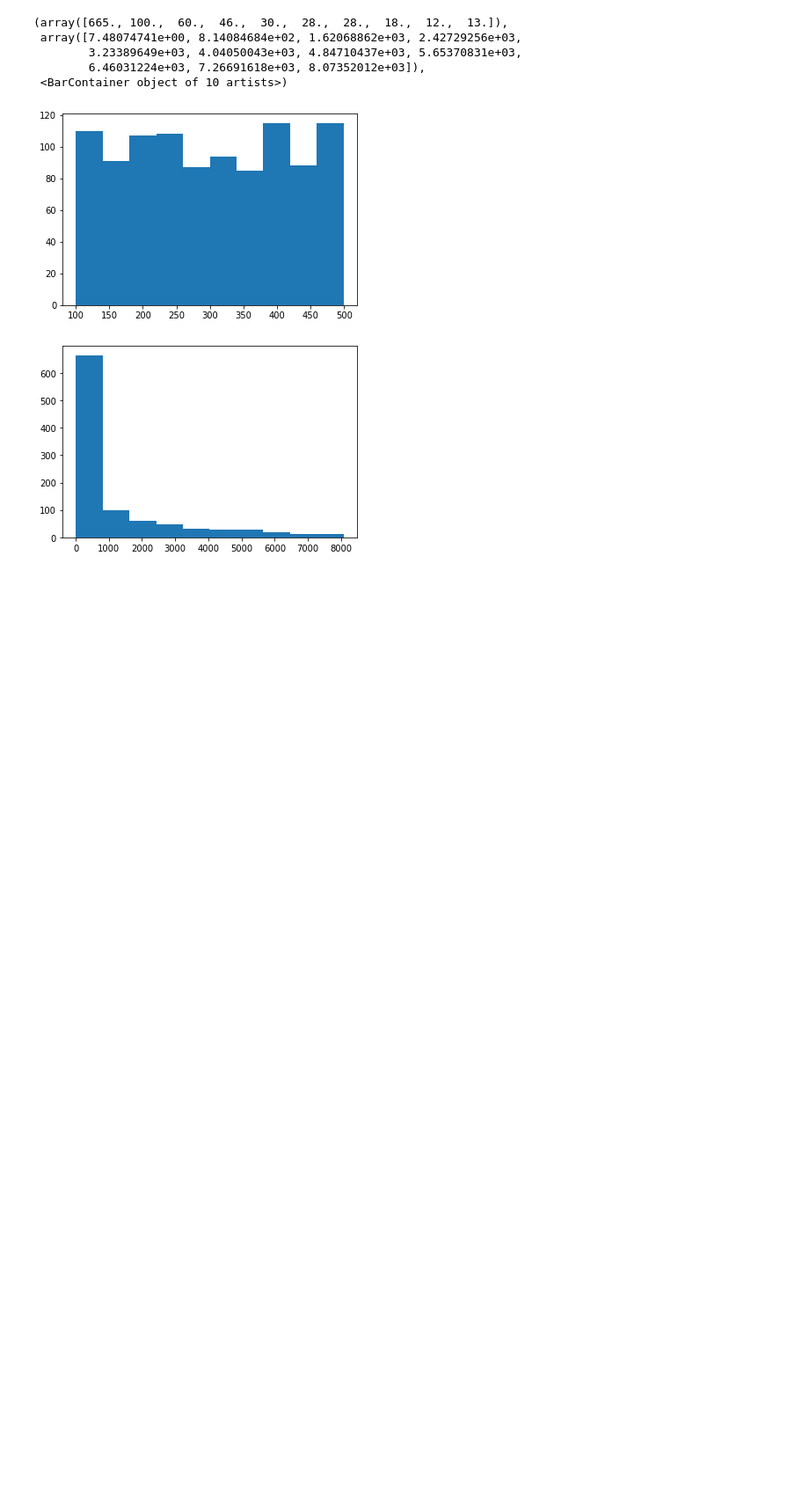
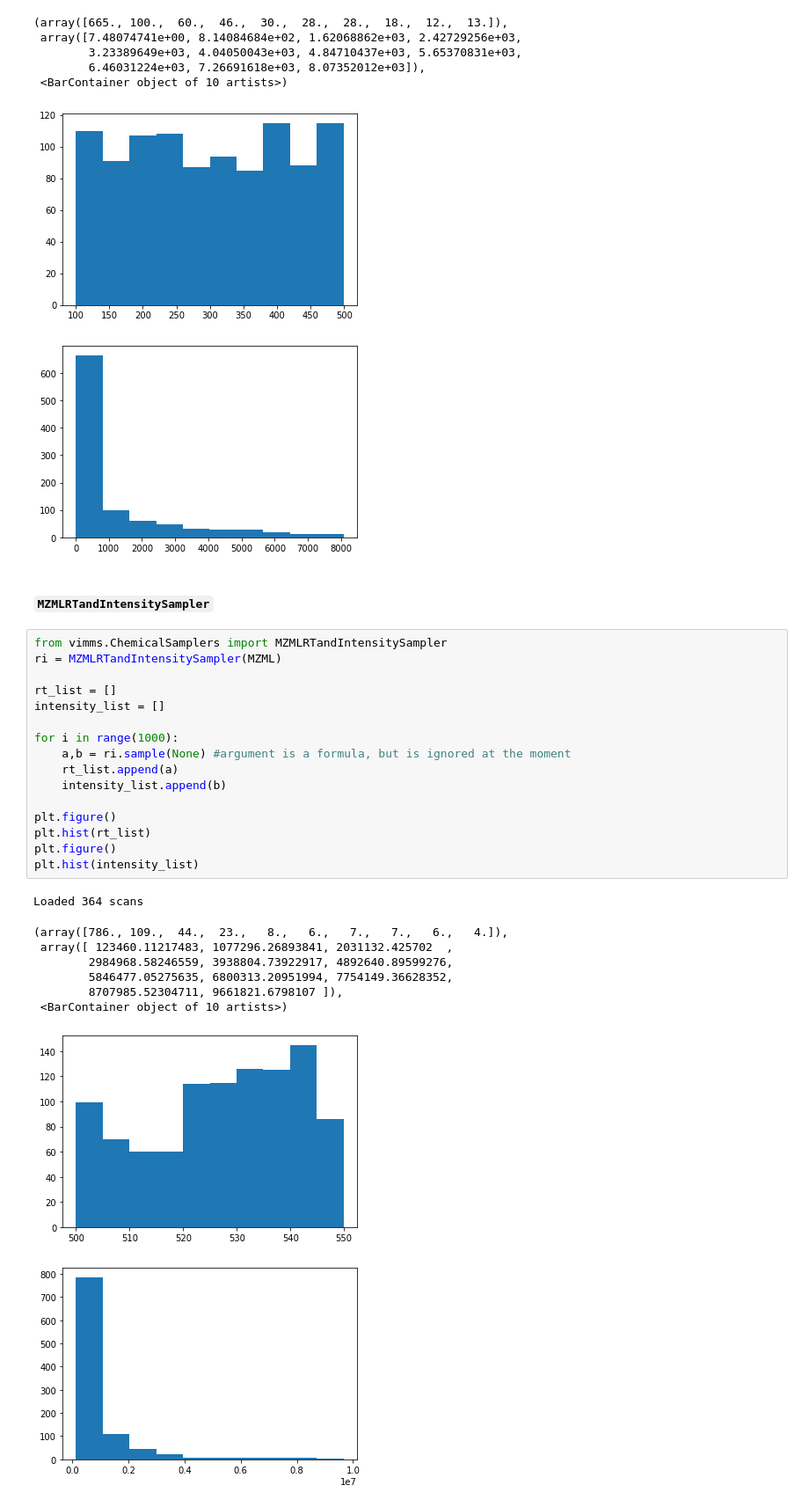
Before and after one commit to glasgowcompbio/vimms, a Jupyter notebook: demo/01. Data/04. Generating Sets of Chemicals with the ChemicalMixtureCreator class.ipynb, the cells around one changed output. Shown: that part at 88% size. Saved outputs shown, nothing was run; the diff lists cells and outputs as text; blank space fills up the shorter version.

```diff
--- a/demo/01. Data/04. Generating Sets of Chemicals with the ChemicalMixtureCreator class.ipynb
+++ b/demo/01. Data/04. Generating Sets of Chemicals with the ChemicalMixtureCreator class.ipynb
@@ -115,3 +116,31 @@ plt.hist(intensity_list)
  <BarContainer object of 10 artists>)
 [figure]
 [figure]
+# %% [markdown]
+#### `MZMLRTandIntensitySampler`
+# %%
+from vimms.ChemicalSamplers import MZMLRTandIntensitySampler
+ri = MZMLRTandIntensitySampler(MZML)
+
+rt_list = []
+intensity_list = []
+
+for i in range(1000):
+    a,b = ri.sample(None) #argument is a formula, but is ignored at the moment
+    rt_list.append(a)
+    intensity_list.append(b)
+
+plt.figure()
+plt.hist(rt_list)
+plt.figure()
+plt.hist(intensity_list)
+# %% [output]
+Loaded 364 scans
+(array([786., 109.,  44.,  23.,   8.,   6.,   7.,   7.,   6.,   4.]),
+ array([ 123460.11217483, 1077296.26893841, 2031132.425702  ,
+        2984968.58246559, 3938804.73922917, 4892640.89599276,
+        5846477.05275635, 6800313.20951994, 7754149.36628352,
+        8707985.52304711, 9661821.6798107 ]),
+ <BarContainer object of 10 artists>)
+[figure, added]
+[figure, added]
```
Also changed, not shown: parts of 27 cells of this notebook.
